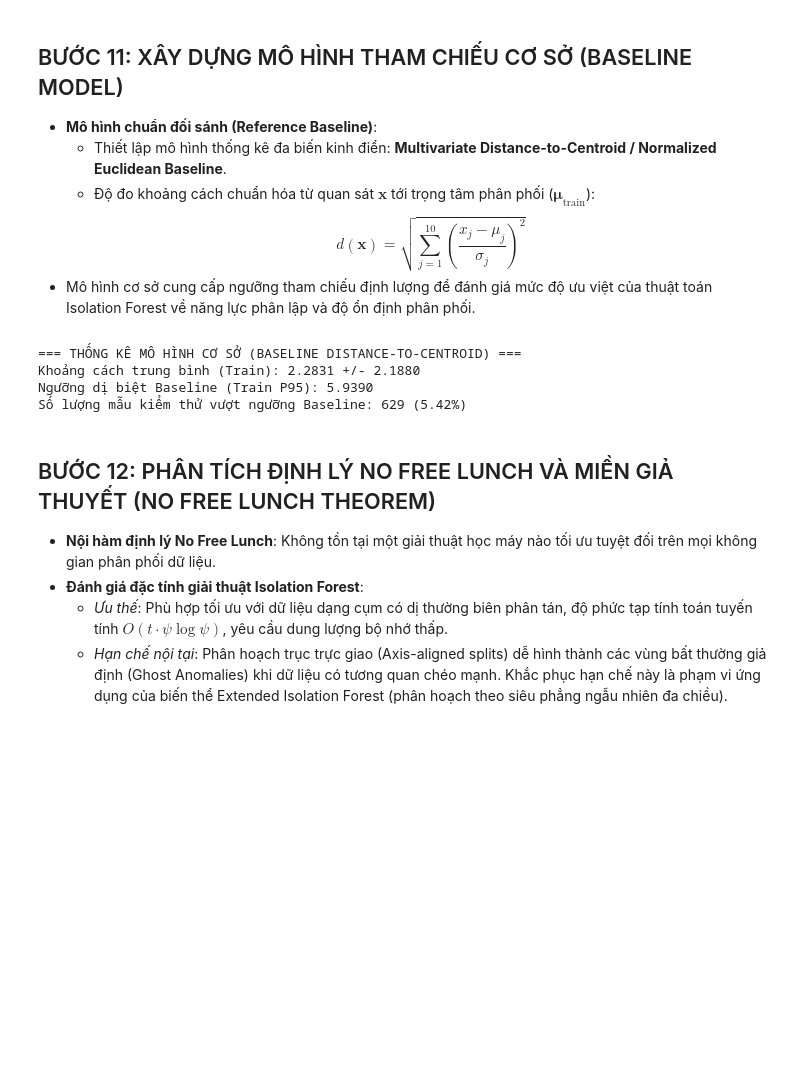
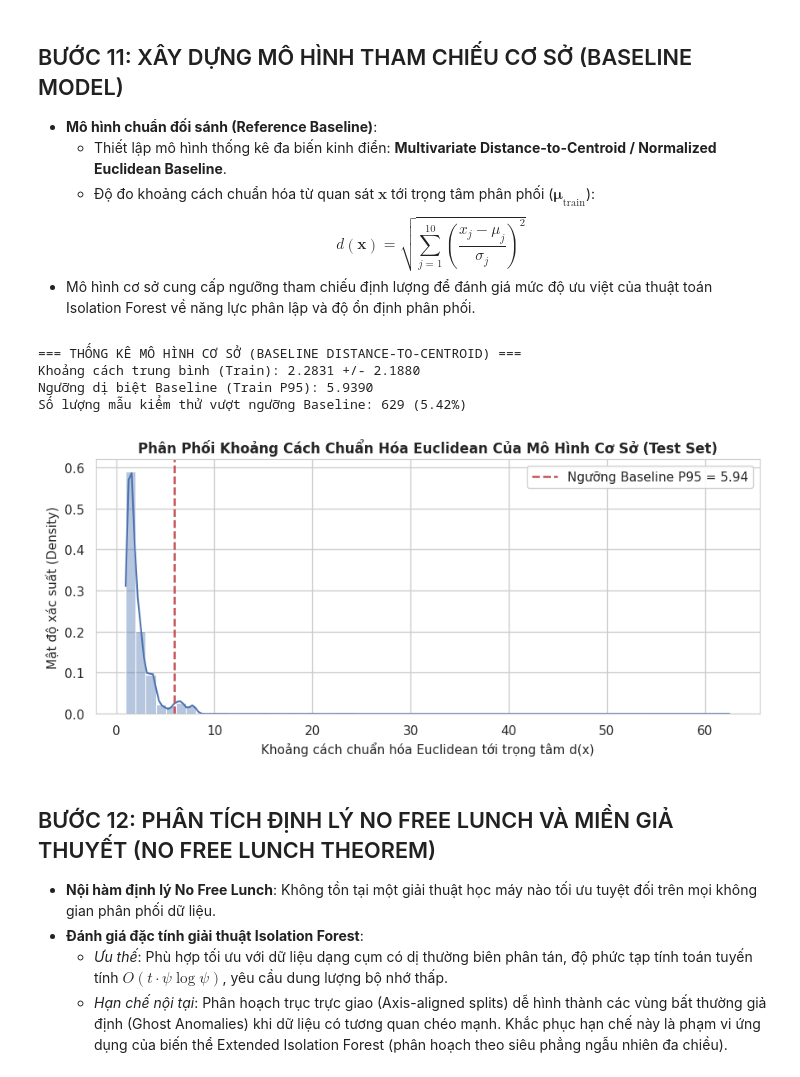
Before and after one commit to vongocgiavy/IFOREST, a Jupyter notebook: shuttle_anomaly_detection_iforest.ipynb, the cells around one changed output. Saved outputs shown, nothing was run; the diff lists cells and outputs as text; code cells hidden in the pictures; blank space fills up the shorter version.

```diff
--- a/shuttle_anomaly_detection_iforest.ipynb
+++ b/shuttle_anomaly_detection_iforest.ipynb
@@ -327,28 +358,40 @@ Kiểm tra tính rời rạc của chỉ mục (No Leakage): True
 # %%
 # Xây dựng mô hình Baseline thống kê
 train_mean = X_train.mean().values
 train_std = np.maximum(X_train.std().values, 1e-9)
 
 def compute_baseline_distance(X_mat):
     z_scores = (X_mat - train_mean) / train_std
     return np.sqrt(np.sum(z_scores ** 2, axis=1))
 
 baseline_train_dist = compute_baseline_distance(X_train.values)
 baseline_test_dist = compute_baseline_distance(X_test.values)
 
 # Ngưỡng Baseline: Phân vị Top 5% khoảng cách lớn nhất trên tập Train
 th_baseline_p95 = float(np.percentile(baseline_train_dist, 95.0))
 baseline_test_anomalies = int(np.sum(baseline_test_dist >= th_baseline_p95))
 
 print("=== THỐNG KÊ MÔ HÌNH CƠ SỞ (BASELINE DISTANCE-TO-CENTROID) ===")
 print(f"Khoảng cách trung bình (Train): {np.mean(baseline_train_dist):.4f} +/- {np.std(baseline_train_dist):.4f}")
 print(f"Ngưỡng dị biệt Baseline (Train P95): {th_baseline_p95:.4f}")
 print(f"Số lượng mẫu kiểm thử vượt ngưỡng Baseline: {baseline_test_anomalies:,} ({baseline_test_anomalies/len(X_test)*100:.2f}%)")
+
+# Trực quan hóa phân phối khoảng cách của Mô hình cơ sở Baseline (Distance-to-Centroid)
+plt.figure(figsize=(9, 4.2), dpi=100)
+sns.histplot(baseline_test_dist, bins=60, kde=True, color='#4c72b0', stat='density', alpha=0.4)
+plt.axvline(th_baseline_p95, color='#c44e52', linestyle='--', lw=1.8, label=f'Ngưỡng Baseline P95 = {th_baseline_p95:.2f}')
+plt.title('Phân Phối Khoảng Cách Chuẩn Hóa Euclidean Của Mô Hình Cơ Sở (Test Set)', fontsize=12, fontweight='bold')
+plt.xlabel('Khoảng cách chuẩn hóa Euclidean tới trọng tâm d(x)', fontsize=11)
+plt.ylabel('Mật độ xác suất (Density)', fontsize=11)
+plt.legend(frameon=True, facecolor='white', framealpha=0.9)
+plt.tight_layout()
+plt.show()
 # %% [output]
 === THỐNG KÊ MÔ HÌNH CƠ SỞ (BASELINE DISTANCE-TO-CENTROID) ===
 Khoảng cách trung bình (Train): 2.2831 +/- 2.1880
 Ngưỡng dị biệt Baseline (Train P95): 5.9390
 Số lượng mẫu kiểm thử vượt ngưỡng Baseline: 629 (5.42%)
+[figure, added]
 # %% [markdown]
 ## BƯỚC 12: PHÂN TÍCH ĐỊNH LÝ NO FREE LUNCH VÀ MIỀN GIẢ THUYẾT (NO FREE LUNCH THEOREM)
 
```
Also changed, not shown: parts of 10 cells of this notebook, 1 other file.
